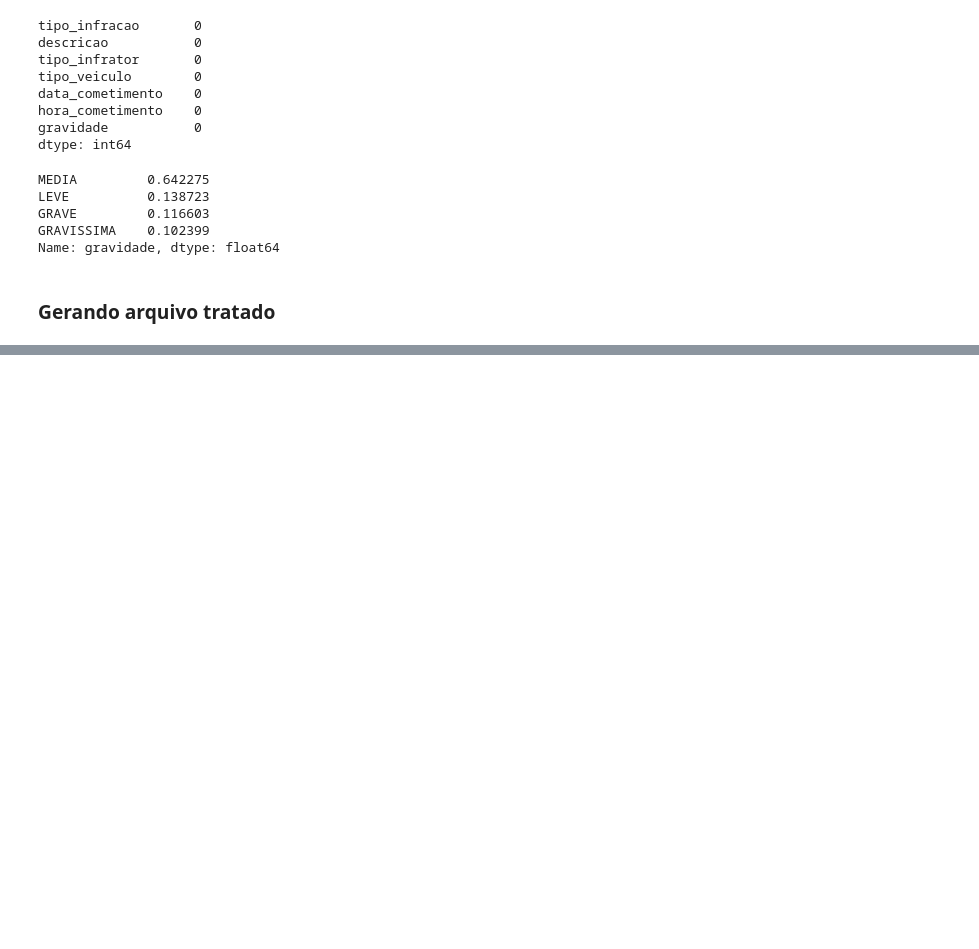
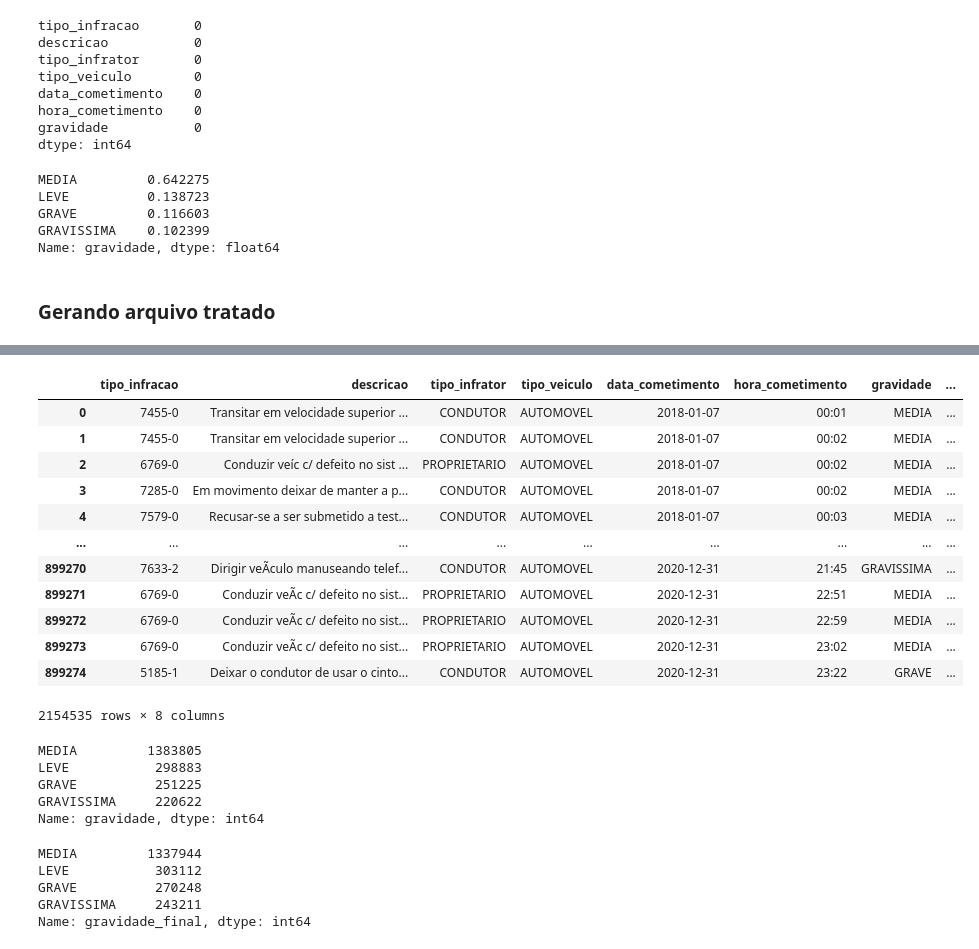
Before and after one commit to yusam/mead2, a Jupyter notebook: autos_de_infracao.ipynb, the cells around one changed output, grey strips where cells are left out. Saved outputs shown, nothing was run; the diff lists cells and outputs as text; code cells hidden in the pictures; blank space fills up the shorter version.

Commit message:
Preenchendo com fillna() e com dicionário+map()

```diff
--- a/autos_de_infracao.ipynb
+++ b/autos_de_infracao.ipynb
@@ -409,0 +558,4 @@ infracao.to_csv('/content/drive/MyDrive/Colab Notebooks/autos_de_infracao/infrac
+# %%
+## Mapeando as gravidades para as respectivas infrações
+
+infracao['gravidade_final'] = infracao['tipo_infracao'].map(niveis)
@@ -409,0 +576,36 @@ infracao.to_csv('/content/drive/MyDrive/Colab Notebooks/autos_de_infracao/infrac
+# %%
+infracao
+# %% [output]
+|  | tipo_infracao | descricao | tipo_infrator | tipo_veiculo | data_cometimento | hora_cometimento | gravidade | ... |
+| 0 | 7455-0 | Transitar em velocidade superior ... | CONDUTOR | AUTOMOVEL | 2018-01-07 | 00:01 | MEDIA | ... |
+| 1 | 7455-0 | Transitar em velocidade superior ... | CONDUTOR | AUTOMOVEL | 2018-01-07 | 00:02 | MEDIA | ... |
+| 2 | 6769-0 | Conduzir veíc c/ defeito no sist ... | PROPRIETARIO | AUTOMOVEL | 2018-01-07 | 00:02 | MEDIA | ... |
+| 3 | 7285-0 | Em movimento deixar de manter a p... | CONDUTOR | AUTOMOVEL | 2018-01-07 | 00:02 | MEDIA | ... |
+| 4 | 7579-0 | Recusar-se a ser submetido a test... | CONDUTOR | AUTOMOVEL | 2018-01-07 | 00:03 | MEDIA | ... |
+| ... | ... | ... | ... | ... | ... | ... | ... | ... |
+| 899270 | 7633-2 | Dirigir veÃ­culo manuseando telef... | CONDUTOR | AUTOMOVEL | 2020-12-31 | 21:45 | GRAVISSIMA | ... |
+| 899271 | 6769-0 | Conduzir veÃ­c c/ defeito no sist... | PROPRIETARIO | AUTOMOVEL | 2020-12-31 | 22:51 | MEDIA | ... |
+| 899272 | 6769-0 | Conduzir veÃ­c c/ defeito no sist... | PROPRIETARIO | AUTOMOVEL | 2020-12-31 | 22:59 | MEDIA | ... |
+| 899273 | 6769-0 | Conduzir veÃ­c c/ defeito no sist... | PROPRIETARIO | AUTOMOVEL | 2020-12-31 | 23:02 | MEDIA | ... |
+| 899274 | 5185-1 | Deixar o condutor de usar o cinto... | CONDUTOR | AUTOMOVEL | 2020-12-31 | 23:22 | GRAVE | ... |
+2154535 rows × 8 columns
+# %%
+## esse é o resultado com o fillna
+
+infracao.gravidade.value_counts()
+# %% [output]
+MEDIA         1383805
+LEVE           298883
+GRAVE          251225
+GRAVISSIMA     220622
+Name: gravidade, dtype: int64
+# %%
+## esse é o resultado com o map e o dicionário
+
+infracao.gravidade_final.value_counts()
+# %% [output]
+MEDIA         1337944
+LEVE           303112
+GRAVE          270248
+GRAVISSIMA     243211
+Name: gravidade_final, dtype: int64
```
Also changed, not shown: parts of 15 cells of this notebook.
